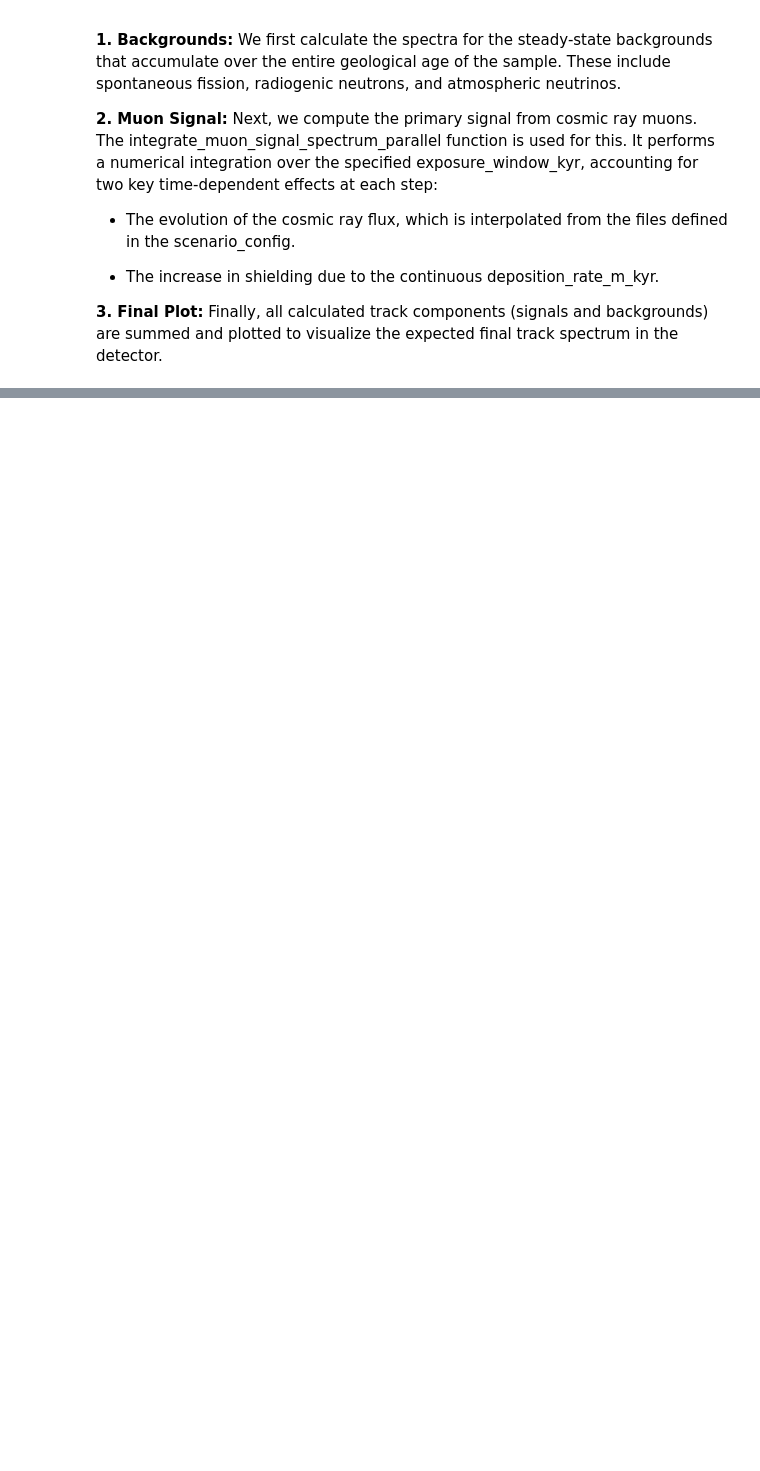
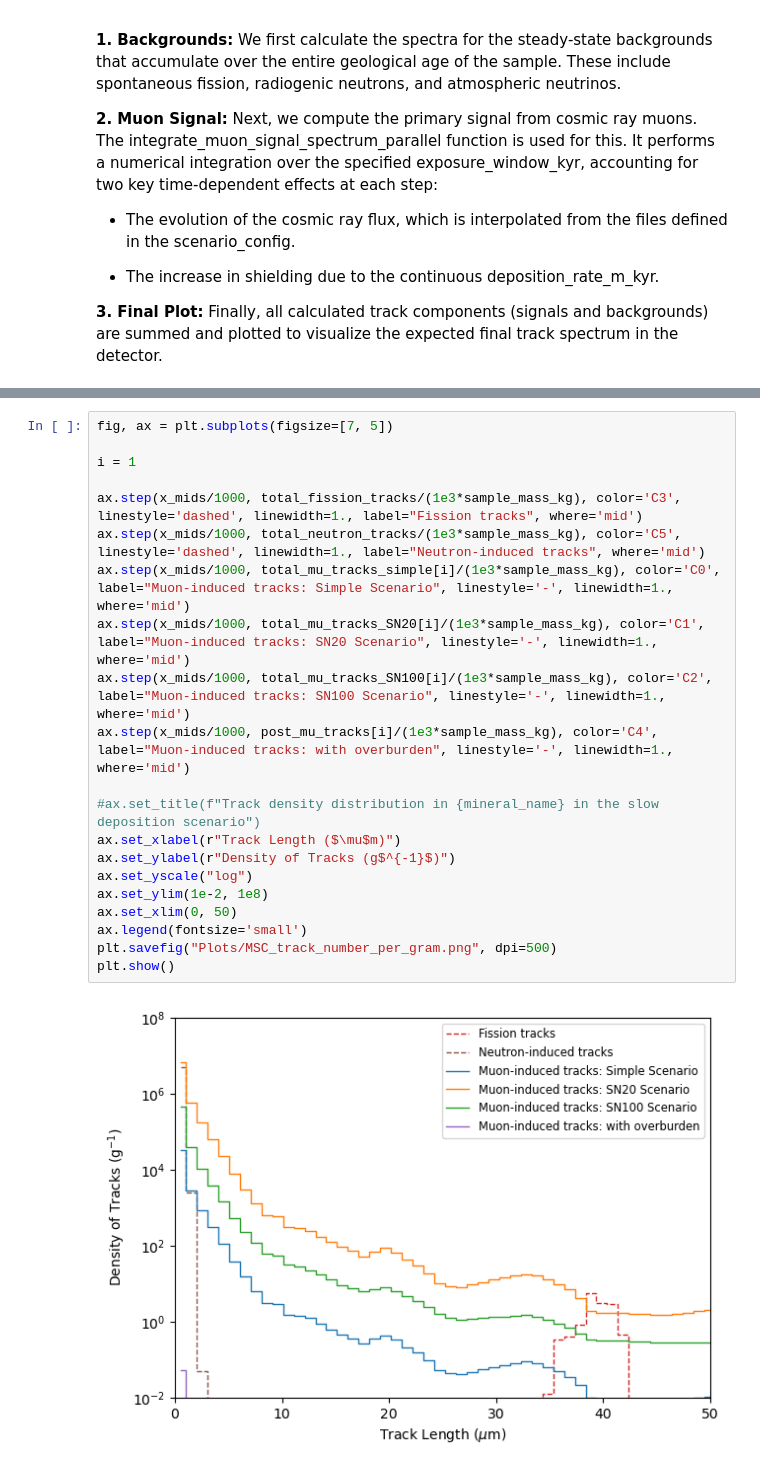
Before and after one commit to cgalelli/PrimusCode, a Jupyter notebook: MSC_analysis.ipynb, the cells around one changed output, grey strips where cells are left out. Drawn from its saved outputs; the diff is of its cells as text; blank space fills up the shorter version.

```diff
--- a/MSC_analysis.ipynb
+++ b/MSC_analysis.ipynb
@@ -405,6 +382,29 @@ total_mu_tracks_simple = np.array(total_mum_tracks_simple) + np.array(total_mup_
 total_mu_tracks_SN20 = np.array(total_mum_tracks_SN20) + np.array(total_mup_tracks_SN20)
 total_mu_tracks_SN100 = np.array(total_mum_tracks_SN100) + np.array(total_mup_tracks_SN100)
 post_mu_tracks = np.array(post_mum_tracks) + np.array(post_mup_tracks)
+# %%
+fig, ax = plt.subplots(figsize=[7, 5])
+
+i = 1
+
+ax.step(x_mids/1000, total_fission_tracks/(1e3*sample_mass_kg), color='C3', linestyle='dashed', linewidth=1., label="Fission tracks", where='mid')
+ax.step(x_mids/1000, total_neutron_tracks/(1e3*sample_mass_kg), color='C5', linestyle='dashed', linewidth=1., label="Neutron-induced tracks", where='mid')
+ax.step(x_mids/1000, total_mu_tracks_simple[i]/(1e3*sample_mass_kg), color='C0', label="Muon-induced tracks: Simple Scenario", linestyle='-', linewidth=1., where='mid')
+ax.step(x_mids/1000, total_mu_tracks_SN20[i]/(1e3*sample_mass_kg), color='C1', label="Muon-induced tracks: SN20 Scenario", linestyle='-', linewidth=1., where='mid')
+ax.step(x_mids/1000, total_mu_tracks_SN100[i]/(1e3*sample_mass_kg), color='C2', label="Muon-induced tracks: SN100 Scenario", linestyle='-', linewidth=1., where='mid')
+ax.step(x_mids/1000, post_mu_tracks[i]/(1e3*sample_mass_kg), color='C4', label="Muon-induced tracks: with overburden", linestyle='-', linewidth=1., where='mid')
+
+#ax.set_title(f"Track density distribution in {mineral_name} in the slow deposition scenario")
+ax.set_xlabel(r"Track Length ($\mu$m)")
+ax.set_ylabel(r"Density of Tracks (g$^{-1}$)")
+ax.set_yscale("log")
+ax.set_ylim(1e-2, 1e8)
+ax.set_xlim(0, 50)
+ax.legend(fontsize='small')
+plt.savefig("Plots/MSC_track_number_per_gram.png", dpi=500)
+plt.show()
+# %% [output]
+[figure, added]
 # %%
 fig, ax = plt.subplots(figsize=[7, 5])
 
```
Also changed, not shown: parts of 16 cells of this notebook, 1 other file.
